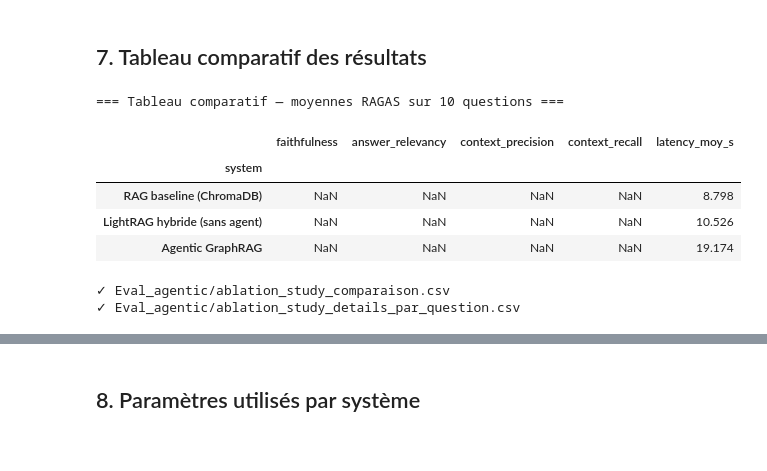
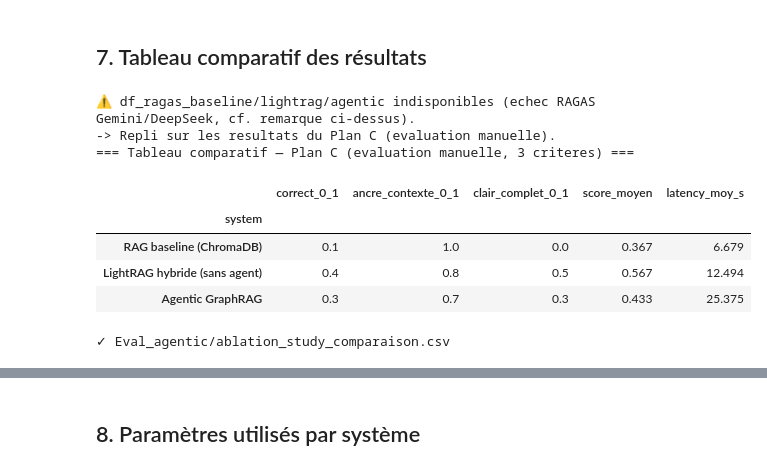
Before and after one commit to wiameanejjar/GraphRag_PFE, a Jupyter notebook: Sprint4_Ablation_Study.ipynb, the cells around one changed output, grey strips where cells are left out. Saved outputs shown, nothing was run; the diff lists cells and outputs as text; code cells hidden in the pictures.

```diff
--- a/Sprint4_Ablation_Study.ipynb
+++ b/Sprint4_Ablation_Study.ipynb
@@ -735,33 +758,50 @@ print("Eval_agentic/plan_c_resultats_agreges.csv")
 # %%
 METRICS = ["faithfulness", "answer_relevancy", "context_precision", "context_recall"]
 SYSTEM_ORDER = ["RAG baseline (ChromaDB)", "LightRAG hybride (sans agent)", "Agentic GraphRAG"]
 
-all_ragas = pd.concat([df_ragas_baseline, df_ragas_lightrag, df_ragas_agentic], ignore_index=True)
+Path("Eval_agentic").mkdir(parents=True, exist_ok=True)
 
-comparison_table = all_ragas.groupby("system")[METRICS].mean().reindex(SYSTEM_ORDER).round(3)
+# RAGAS (Gemini/DeepSeek) a echoue (quota=0 / 429) -> df_ragas_* n'existent pas.
+# Repli automatique sur les resultats du Plan C (evaluation manuelle) deja
+# calcules dans Eval_agentic/plan_c_resultats_agreges.csv, pour ne pas bloquer
+# la suite du notebook sur un NameError.
+try:
+    all_ragas = pd.concat([df_ragas_baseline, df_ragas_lightrag, df_ragas_agentic], ignore_index=True)
+    comparison_table = all_ragas.groupby("system")[METRICS].mean().reindex(SYSTEM_ORDER).round(3)
+    all_ragas.to_csv("Eval_agentic/ablation_study_details_par_question.csv", index=False)
+    print("✓ Eval_agentic/ablation_study_details_par_question.csv")
+    print("=== Tableau comparatif — moyennes RAGAS (Gemini/DeepSeek) ===")
+except NameError:
+    print("⚠ df_ragas_baseline/lightrag/agentic indisponibles (echec RAGAS Gemini/DeepSeek, cf. remarque ci-dessus).")
+    print("-> Repli sur les resultats du Plan C (evaluation manuelle).")
+    _plan_c_path = Path("Eval_agentic/plan_c_resultats_agreges.csv")
+    if not _plan_c_path.exists():
+        raise RuntimeError(
+            f"{_plan_c_path} introuvable -> executer d'abord les cellules du Plan C (export + agregation)."
+        )
+    comparison_table = pd.read_csv(_plan_c_path, index_col="system").reindex(SYSTEM_ORDER).round(3)
+    METRICS = [c for c in comparison_table.columns if c != "score_moyen"]
+    print("=== Tableau comparatif — Plan C (evaluation manuelle, 3 criteres) ===")
+
 comparison_table["latency_moy_s"] = [
     df_details_baseline["latency_s"].mean(),
     df_details_lightrag["latency_s"].mean(),
     df_details_agentic["latency_s"].mean(),
 ]
 
-print(f"=== Tableau comparatif — moyennes RAGAS sur {len(eval_items)} questions ===")
 display(comparison_table)
-
-Path("Eval_agentic").mkdir(parents=True, exist_ok=True)
 comparison_table.to_csv("Eval_agentic/ablation_study_comparaison.csv")
-all_ragas.to_csv("Eval_agentic/ablation_study_details_par_question.csv", index=False)
-print("\n✓ Eval_agentic/ablation_study_comparaison.csv")
-print("✓ Eval_agentic/ablation_study_details_par_question.csv")
+print("✓ Eval_agentic/ablation_study_comparaison.csv")
 # %% [output]
-=== Tableau comparatif — moyennes RAGAS sur 10 questions ===
+⚠ df_ragas_baseline/lightrag/agentic indisponibles (echec RAGAS Gemini/DeepSeek, cf. remarque ci-dessus).
+-> Repli sur les resultats du Plan C (evaluation manuelle).
+=== Tableau comparatif — Plan C (evaluation manuelle, 3 criteres) ===
-|  | faithfulness | answer_relevancy | context_precision | context_recall | latency_moy_s |
+|  | correct_0_1 | ancre_contexte_0_1 | clair_complet_0_1 | score_moyen | latency_moy_s |
 | system |  |  |  |  |  |
-| RAG baseline (ChromaDB) | NaN | NaN | NaN | NaN | 8.798 |
-| LightRAG hybride (sans agent) | NaN | NaN | NaN | NaN | 10.526 |
-| Agentic GraphRAG | NaN | NaN | NaN | NaN | 19.174 |
+| RAG baseline (ChromaDB) | 0.1 | 1.0 | 0.0 | 0.367 | 6.679 |
+| LightRAG hybride (sans agent) | 0.4 | 0.8 | 0.5 | 0.567 | 12.494 |
+| Agentic GraphRAG | 0.3 | 0.7 | 0.3 | 0.433 | 25.375 |
 ✓ Eval_agentic/ablation_study_comparaison.csv
-✓ Eval_agentic/ablation_study_details_par_question.csv
 # %%
 ax = comparison_table[METRICS].plot(kind="bar", figsize=(11, 6), rot=15)
 ax.set_ylabel("Score RAGAS (0-1)")
```
Also changed, not shown: parts of 12 cells of this notebook, 6 other files.
